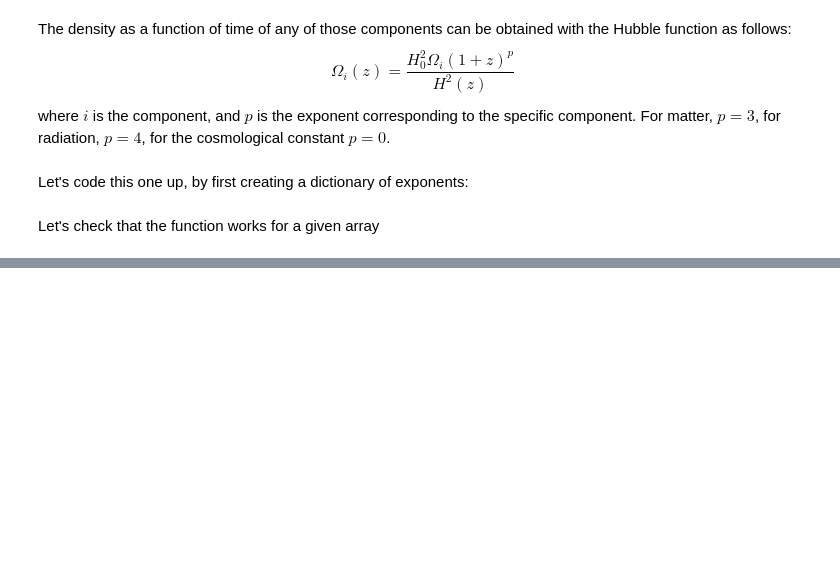
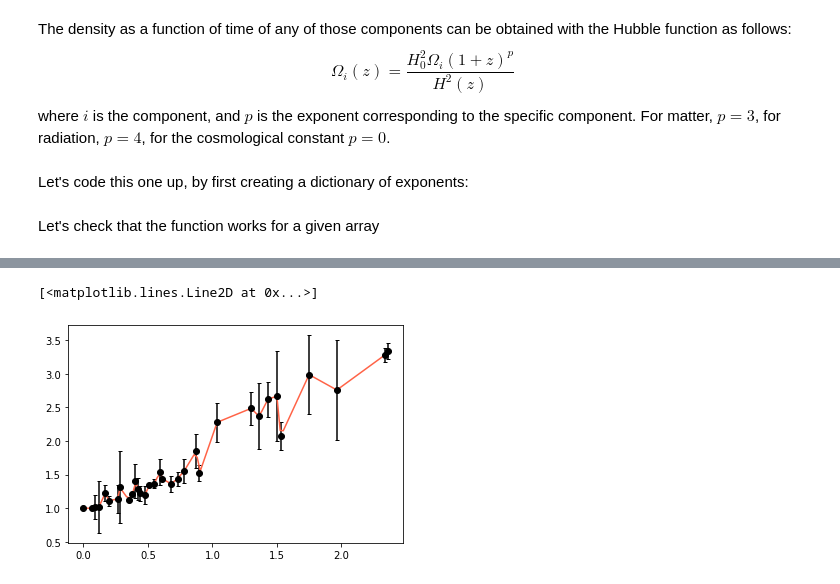
Before and after one commit to CosmoStat/Tutorials, a Jupyter notebook: python/Scipy-Cosmo.ipynb, the cells around one changed output, grey strips where cells are left out. Saved outputs shown, nothing was run; the diff lists cells and outputs as text; code cells hidden in the pictures; blank space fills up the shorter version.

```diff
--- a/python/Scipy-Cosmo.ipynb
+++ b/python/Scipy-Cosmo.ipynb
@@ -221,0 +273,3 @@ plt.show()
+# %%
+# Let's use interp1d as the simplest one first
+interp1_h_ofz = interpolate.interp1d(data_h_ofz[:,0], data_h_ofz[:,1])
@@ -221,0 +287,9 @@ plt.show()
+# %%
+#Let's plot it together with the data
+fig = plt.figure()
+z_arr = np.linspace(data_range[0], data_range[1], 100)
+plt.errorbar(data_h_ofz[:,0], data_h_ofz[:,1], data_h_ofz[:,2], fmt='o', color='black', ecolor='black', capsize=2)
+plt.plot(z_arr, interp1_h_ofz(z_arr), '-', color='tomato', label='Interpolation')
+# %% [output]
+[<matplotlib.lines.Line2D at 0x...>]
+[figure, added]
```
Also changed, not shown: parts of 86 cells of this notebook, 3 other files.
